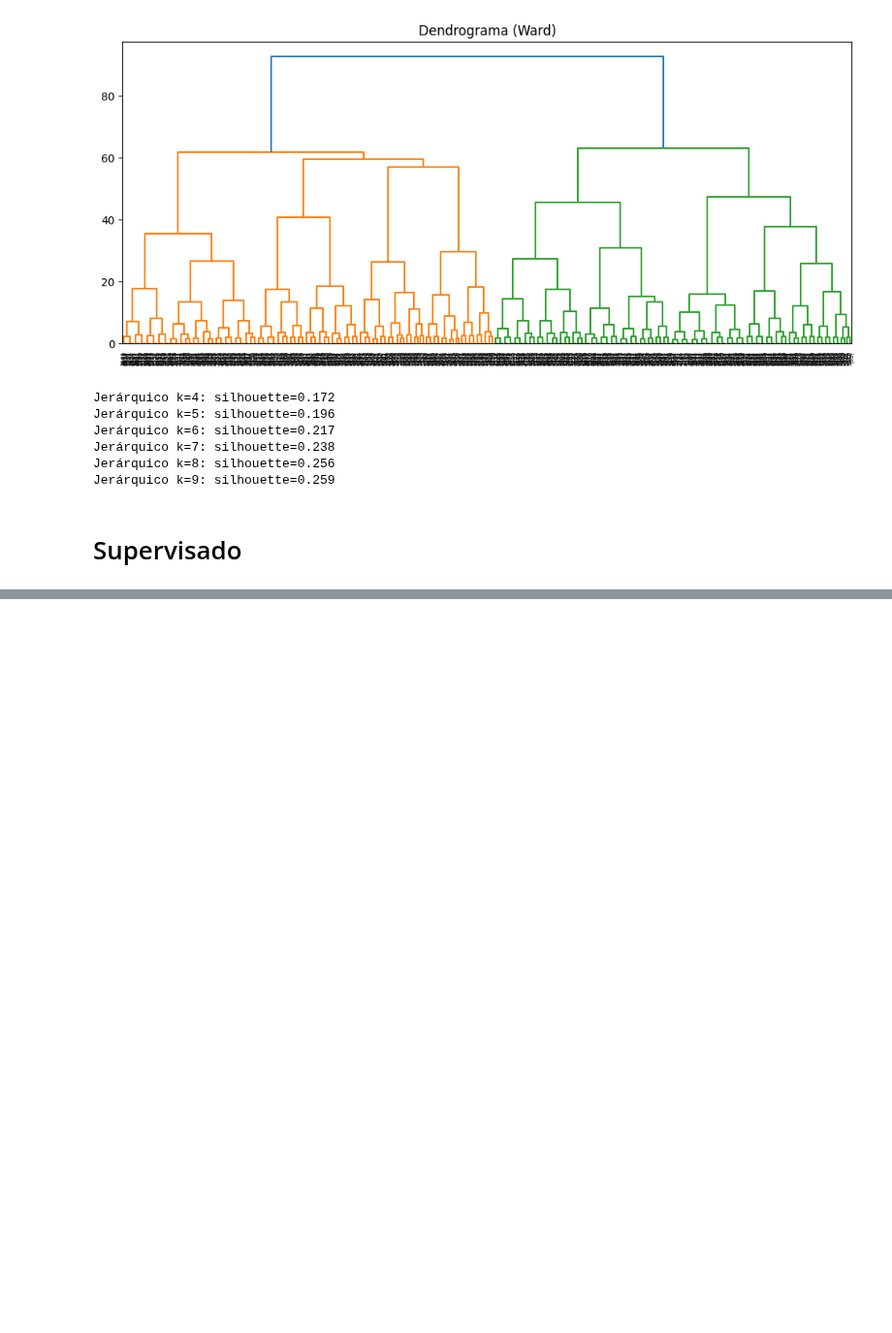
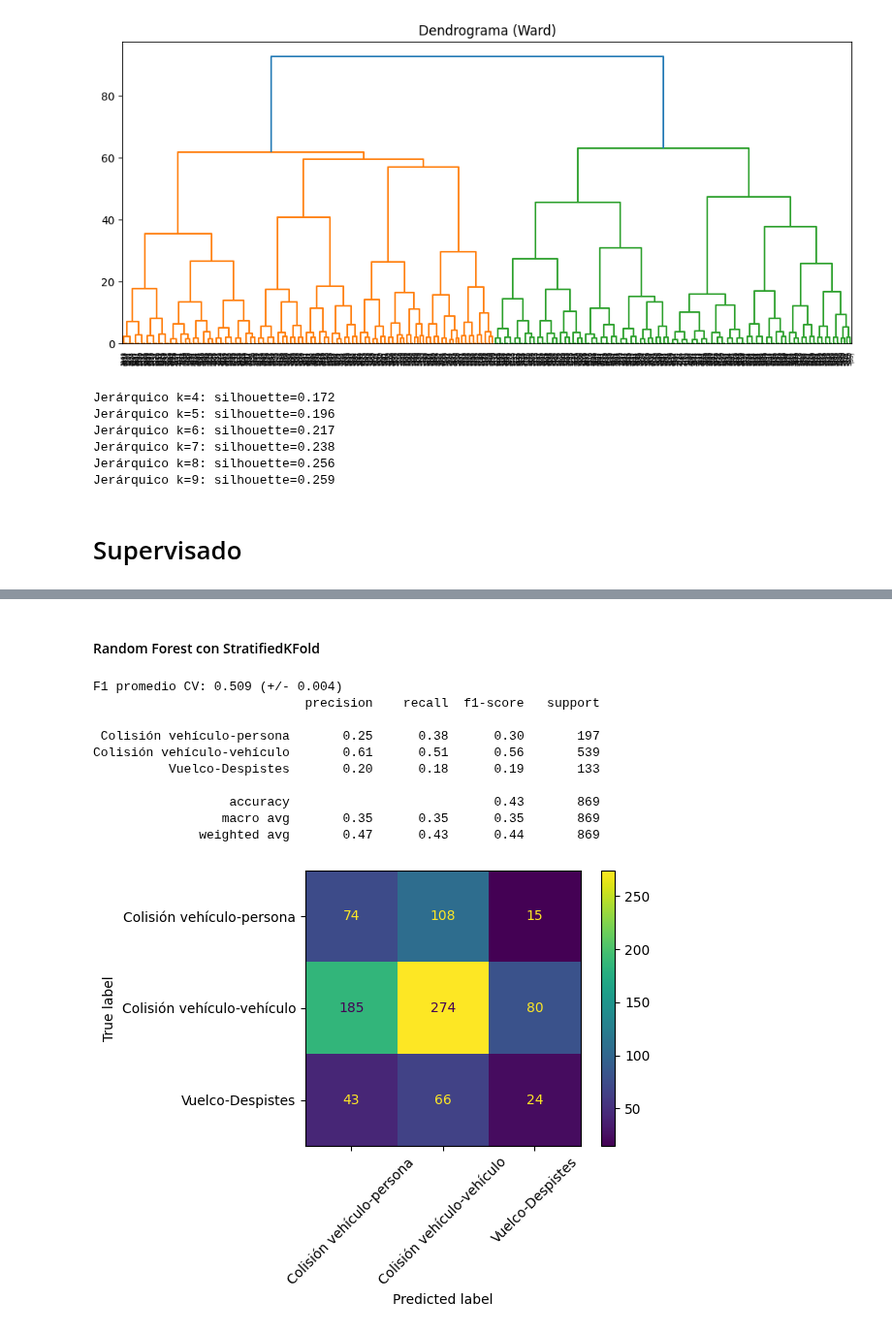
Before and after one commit to DevMaxiRivas/ml-accidentes-transito, a Jupyter notebook: code.ipynb, the cells around one changed output, grey strips where cells are left out. Shown at 97% size. Saved outputs shown, nothing was run; the diff lists cells and outputs as text; code cells hidden in the pictures; blank space fills up the shorter version.

```diff
--- a/code.ipynb
+++ b/code.ipynb
@@ -1313,0 +1080,2 @@ Name: count, Length: 6741, dtype: int64
+# %%
+pathLog = createLogRegister()
@@ -1313,0 +1425,11 @@ Name: count, Length: 6741, dtype: int64
+# %%
+colsNumericals = (
+    list(set(columnsDF.get("numericas", [])) - set(columnsToDrop)) + columnsToAdd
+)
+
+
+preprocessor = getPreprocesor(
+    colsCategoricals=columnsDF.get("categoricas", []),
+    colsNumericals=colsNumericals,
+    colTarget=colTarget,
+)
@@ -1313,0 +1469,67 @@ Name: count, Length: 6741, dtype: int64
+# %% [markdown]
+#### Random Forest con StratifiedKFold
+# %%
+from sklearn.ensemble import RandomForestClassifier, GradientBoostingClassifier
+from sklearn.model_selection import train_test_split, StratifiedKFold, cross_val_score
+from sklearn.metrics import classification_report, ConfusionMatrixDisplay
+import matplotlib.pyplot as plt
+
+paramsStratifiedKFold = {
+    "n_estimators": 100,
+    "shuffle": True,
+    "random_state": 42
+}
+
+cv = StratifiedKFold(
+    n_splits=paramsStratifiedKFold.get("n_splits", 5),
+    shuffle=paramsStratifiedKFold.get("shuffle", True),
+    random_state=paramsStratifiedKFold.get("random_state", 42),
+)
+
+clf = RandomForestClassifier(
+    n_estimators=paramsRandomForest.get("n_estimators", 100),
+    class_weight=paramsRandomForest.get("class_weight","balanced"),
+    random_state=paramsRandomForest.get("random_state", 42)
+)
+
+scores = cross_val_score(clf, X_train_proc, y_train, cv=cv, scoring="f1_weighted")
+print(f"F1 promedio CV: {scores.mean():.3f} (+/- {scores.std():.3f})")
+
+clf.fit(X_train_proc, y_train)
+
+report = classification_report(
+    y_test, clf.predict(X_test_proc), target_names=le.classes_
+)
+
+print(report)
+
+addTextToFile(
+    pathLog,
+    getTextOfTrainingResults(
+        cols=columnsDF.get("categoricas", []) + colsNumericals,
+        algorithm="Random Forest + StratifiedKFold",
+        params={
+            "random_forest": paramsRandomForest,
+            "stratified_kfold": paramsStratifiedKFold
+        },
+        report=report,
+    ),
+)
+
+ConfusionMatrixDisplay.from_estimator(
+    clf, X_test_proc, y_test, xticks_rotation=45, display_labels=le.classes_
+)
+plt.tight_layout()
+plt.show()
+# %% [output]
+F1 promedio CV: 0.509 (+/- 0.004)
+                            precision    recall  f1-score   support
+
+ Colisión vehículo-persona       0.25      0.38      0.30       197
+Colisión vehículo-vehículo       0.61      0.51      0.56       539
+          Vuelco-Despistes       0.20      0.18      0.19       133
+
+                  accuracy                           0.43       869
+                 macro avg       0.35      0.35      0.35       869
+              weighted avg       0.47      0.43      0.44       869
+[figure, added]
```
Also changed, not shown: parts of 82 cells of this notebook, 9 other files.
